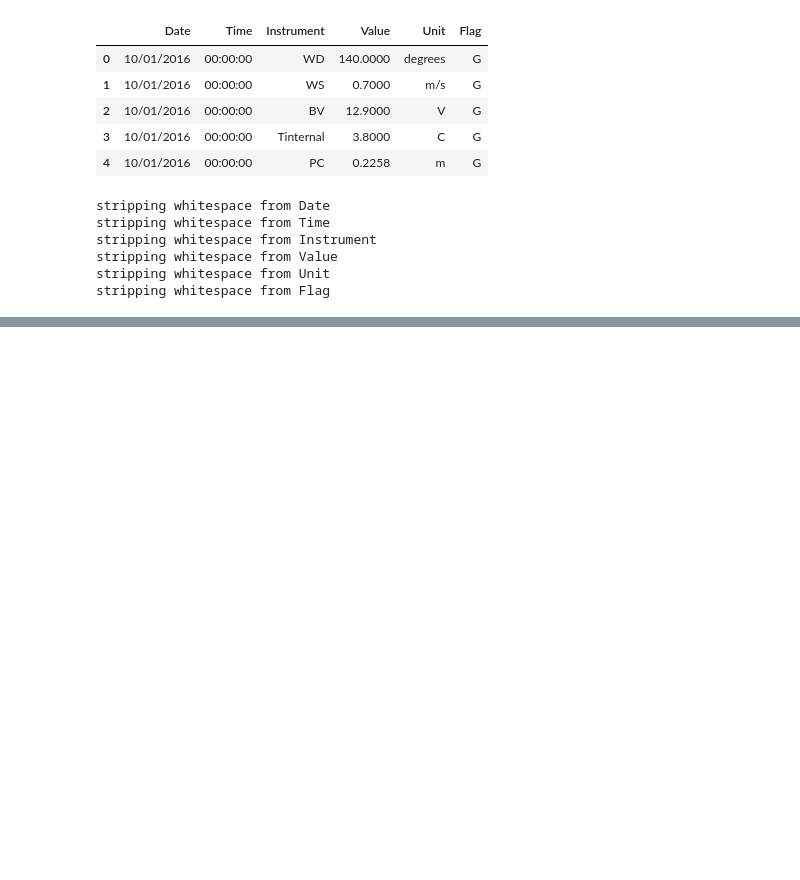
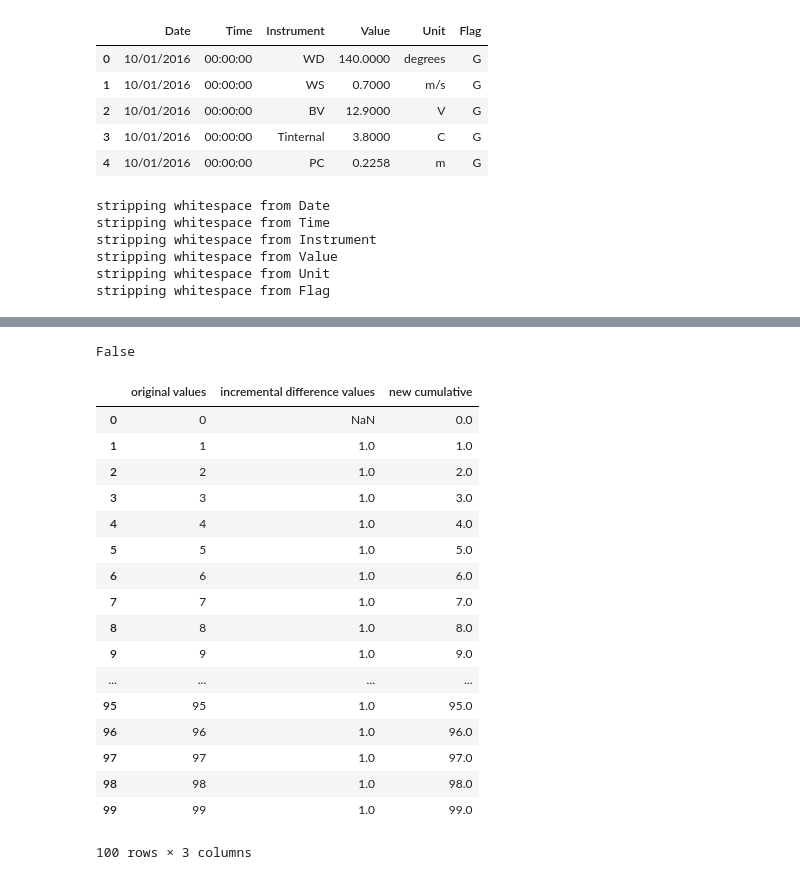
Before and after one commit to ehbaker/WXmunge, a Jupyter notebook: L0_wolv990.ipynb, the cells around one changed output, grey strips where cells are left out. Saved outputs shown, nothing was run; the diff lists cells and outputs as text; code cells hidden in the pictures; blank space fills up the shorter version.

```diff
--- a/L0_wolv990.ipynb
+++ b/L0_wolv990.ipynb
@@ -132,0 +159,39 @@ array([ 0, 14, 15, 29, 30, 44, 45, 59], dtype=int64)
+# %%
+#Original values in cumulative series
+vals=pd.Series(range(0,100))
+
+#Calculate incremental change
+incremental_vals=vals-vals.shift(1) #calculate incremental changes
+
+#Calculate cumulative sum of incremental values
+new_cumulative=incremental_vals.cumsum()
+new_cumulative[0]=vals[0] #set first value of new cumulative series to equal iniitial value; NAN introduced
+
+#Check if new series equals original
+vals.equals(new_cumulative)
+# %% [output]
+False
+# %%
+compare_df=pd.concat([vals, incremental_vals, new_cumulative], axis=1)
+compare_df.columns=['original values', 'incremental difference values', 'new cumulative']
+# %%
+compare_df
+# %% [output]
+|  | original values | incremental difference values | new cumulative |
+| 0 | 0 | NaN | 0.0 |
+| 1 | 1 | 1.0 | 1.0 |
+| 2 | 2 | 1.0 | 2.0 |
+| 3 | 3 | 1.0 | 3.0 |
+| 4 | 4 | 1.0 | 4.0 |
+| 5 | 5 | 1.0 | 5.0 |
+| 6 | 6 | 1.0 | 6.0 |
+| 7 | 7 | 1.0 | 7.0 |
+| 8 | 8 | 1.0 | 8.0 |
+| 9 | 9 | 1.0 | 9.0 |
+| ... | ... | ... | ... |
+| 95 | 95 | 1.0 | 95.0 |
+| 96 | 96 | 1.0 | 96.0 |
+| 97 | 97 | 1.0 | 97.0 |
+| 98 | 98 | 1.0 | 98.0 |
+| 99 | 99 | 1.0 | 99.0 |
+100 rows × 3 columns
```
Also changed, not shown: parts of 29 cells of this notebook.
